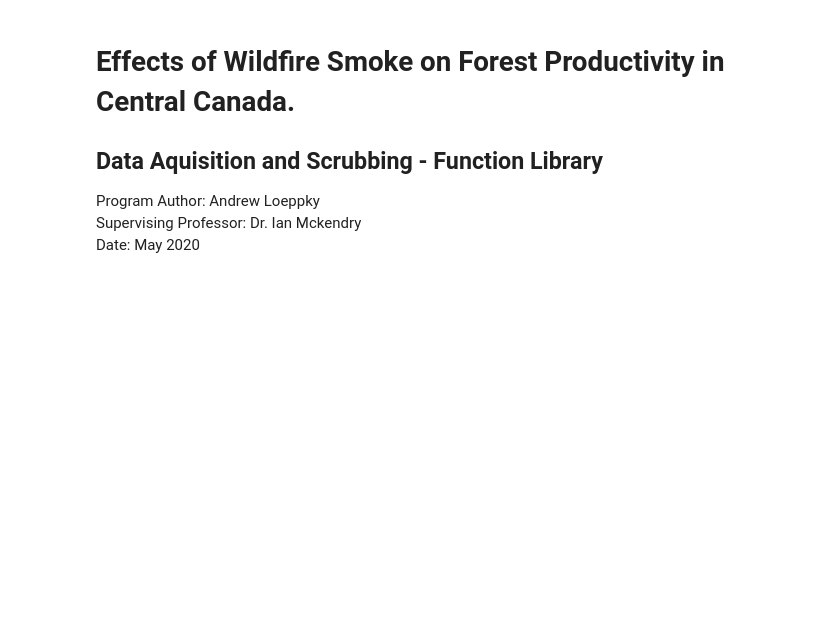
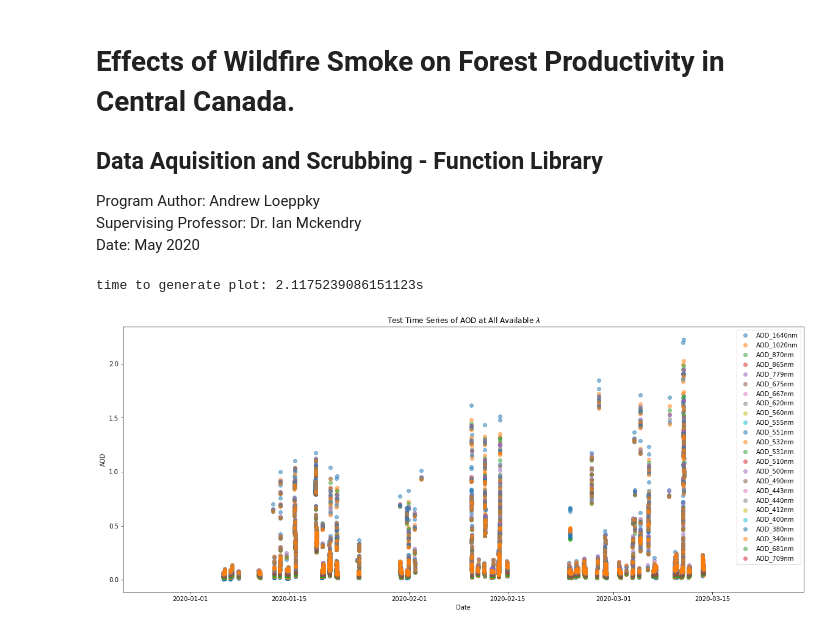
Before and after one commit to AndrewLoeppky/wildfire_drf, a Jupyter notebook: data_aq_scrub.ipynb, the cells around one changed output. Drawn from its saved outputs; the diff is of its cells as text; code cells hidden in the pictures; blank space fills up the shorter version.

```diff
--- a/data_aq_scrub.ipynb
+++ b/data_aq_scrub.ipynb
@@ -113,0 +112,5 @@ def main(dataset):
+# %%
+main(wask_aod_test_10)
+# %% [output]
+time to generate plot: 2.1175239086151123s
+[figure, added]
```
Also changed, not shown: parts of 2 cells of this notebook, 3 other files.
